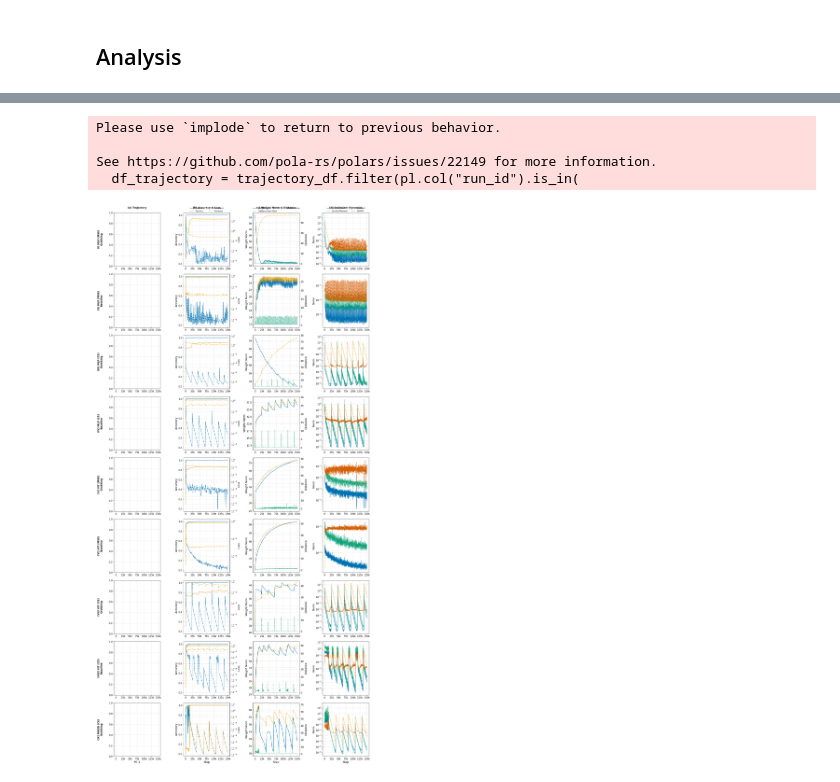
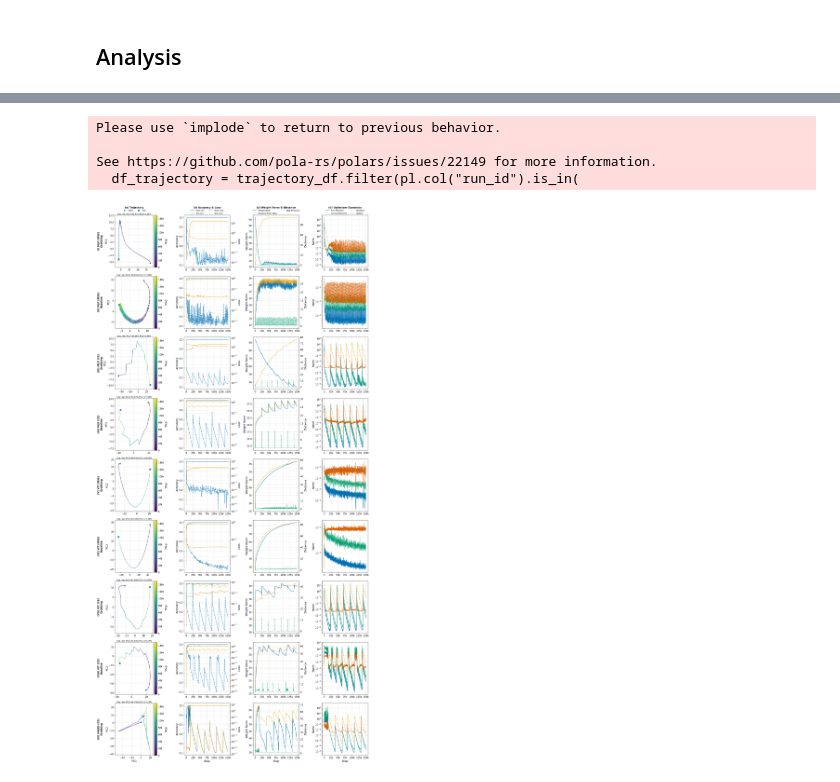
Before and after one commit to Ronho/privacy-and-grokking, a Jupyter notebook: visualizations/images/plot_detailed.ipynb, the cells around one changed output, grey strips where cells are left out. Cells and saved outputs as stored; diff of their text form; code cells hidden in the pictures.

```diff
--- a/visualizations/images/plot_detailed.ipynb
+++ b/visualizations/images/plot_detailed.ipynb
@@ -143,17 +143,17 @@ for run_id, step_map in weight_maps.items():
         })
         last_weights = weights
 
-    X = torch.stack(all_weights).numpy()   # (N, D), float32
+    X = torch.stack(all_weights).numpy()
 
-    # IncrementalPCA rechnet intern float64: ~64 MB pro Batch anpeilen.
-    batch_size = max(2, min(64, (64 * 1024**2) // (X.shape[1] * 8)))
-    ipca = IncrementalPCA(n_components=2, batch_size=batch_size)
-    coords = ipca.fit_transform(X)          # (N, 2)
+    ipca = IncrementalPCA(n_components=2)
+    coords = ipca.fit_transform(X)
 
     frames.append(
         pl.DataFrame(entries).with_columns(
-            pl.Series("pc1", coords[:, 0]),
-            pl.Series("pc2", coords[:, 1]),
+            pc1=coords[:, 0],
+            pc2=coords[:, 1],
+            pc1_expvar=ipca.explained_variance_ratio_[0],
+            pc2_expvar=ipca.explained_variance_ratio_[1],
         )
     )
     print(run_id, "EVR:", ipca.explained_variance_ratio_)
@@ -234,10 +248,10 @@ for row in range(N_ROWS):
             a.text(0.5, 0.5, "N/A", ha="center", va="center")
         continue
 
-    # # Row title (rotated, left of the first panel).
+    # Row title
     ax[0].annotate(
         title,
-        xy=(-0.30, 0.5),
+        xy=(-0.4, 0.5),
         xycoords="axes fraction",
         fontsize=13,
         fontweight="bold",
@@ -246,24 +260,50 @@ for row in range(N_ROWS):
         rotation=90,
     )
 
-    for a in ax:
+    for a in ax[1:]:
         style_step_axis(a, df)
 
     if row == N_ROWS - 1:
-        ax[0].set_xlabel("PC 1")
+        ax[0].set_xlabel("PC1")
         for i in range(1, N_COLS):
             ax[i].set_xlabel("Step")
 
     # (a) Trajectory
-    # plot_region(ax[1], df, "eval/nc/nc2_equinorm", "Equin.", color=COLORS[0])
-    # plot_region(ax[1], df, "eval/nc/nc2_equiangularity", "Equiang.", color=COLORS[1])
-    # plot_region(ax[1], df, "eval/nc/nc2_maximal_angle_equiangularity", "Max. Angle", color=COLORS[2])
-    # ax[1].set_ylabel("NC2")
+    x = df_trajectory["pc1"].to_numpy()
+    y = df_trajectory["pc2"].to_numpy()
+    steps = df_trajectory["step"].to_numpy()
+
+    points = np.array([x, y]).T.reshape(-1, 1, 2)
+    segments = np.concatenate([points[:-1], points[1:]], axis=1)
+
+    lc = LineCollection(segments, cmap="viridis", norm=plt.Normalize(steps.min(), steps.max()))
+    lc.set_array(steps)
+    lc.set_linewidth(1.5)
+    line = ax[0].add_collection(lc)
+
+    cbar = fig.colorbar(line, ax=ax[0], orientation="vertical", pad=0.02)#, shrink=0.9)
+    cbar.set_label("Step")
+    cbar.formatter = ticker.FuncFormatter(lambda x, pos: f"{int(x/1000)}k" if x != 0 else "0")
+    cbar.update_ticks()
+
+    ax[0].set_xlim(x.min() - 0.1 * (x.max() - x.min()), x.max() + 0.1 * (x.max() - x.min()))
+    ax[0].set_ylim(y.min() - 0.1 * (y.max() - y.min()), y.max() + 0.1 * (y.max() - y.min()))
+
+    ax[0].plot(df_trajectory["pc1"][0], df_trajectory["pc2"][0], marker=".", linestyle="", color=COLORS[0], markersize=12, label="Start")
+    ax[0].plot(df_trajectory["pc1"][-1], df_trajectory["pc2"][-1], marker="*", linestyle="", color=COLORS[0], markersize=12, label="End")
+    ax[0].set_ylabel("PC2")
+    expvar_pc1 = df_trajectory["pc1_expvar"][0]*100
+    expvar_pc2 = df_trajectory["pc2_expvar"][0]*100
+    ax[0].text(0.5, 1.0, f"Exp. Var. PC1={expvar_pc1:.2f}% PC2={expvar_pc2:.2f}%", transform=ax[0].transAxes, ha="center", va="bottom", fontsize=10)
     if row == 0:
-        ax[0].set_title("(a) Trajectory", fontsize=13, fontweight="bold", pad=22)
-    #     h1, l1 = ax[1].get_legend_handles_labels()
-    #     ax[1].legend(h1, l1, loc="lower center", bbox_to_anchor=(0.5, 0.98), ncol=len(l1), frameon=False, fontsize=10)
-    # # ax[1].legend()
+        ax[0].set_title("(a) Trajectory", fontsize=13, fontweight="bold", pad=35)
+        h1, l1 = ax[0].get_legend_handles_labels()
+        # Dummy to push h1 and l1 in the upper row.
+        h2 = [mlines.Line2D([], [], color="none", label="") for _ in h1]
+        l2 = ["" for _ in l1]
+        # Alternating the order to have both in the upper row.
+        ax[0].legend([item for pair in zip(h1, h2) for item in pair], [item for pair in zip(l1, l2) for item in pair], loc="lower center", bbox_to_anchor=(0.5, 0.98), ncol=np.ceil(len(l1 + l2) / 2), frameon=False, fontsize=10)
+
 
     # (b) Accuracy & Loss
     d = df[["step", "eval/train/accuracy_mean"]].drop_nulls()
@@ -282,53 +322,48 @@ for row in range(N_ROWS):
     twin_b.set_ylabel("Loss")
     twin_b.set_yscale("log")
     if row == 0:
-        ax[1].set_title("(b) Accuracy & Loss", fontsize=13, fontweight="bold", pad=22)
+        ax[1].set_title("(b) Accuracy & Loss", fontsize=13, fontweight="bold", pad=35)
         h1, l1 = ax[1].get_legend_handles_labels()
         h2, l2 = twin_b.get_legend_handles_labels()
-        ax[1].legend(h1 + h2, l1 + l2, loc="lower center", bbox_to_anchor=(0.5, 0.98), ncol=math.ceil(len(l1 + l2) / 2), frameon=False, fontsize=10)
+        ax[1].legend(h1 + h2, l1 + l2, loc="lower center", bbox_to_anchor=(0.5, 0.98), ncol=np.ceil(len(l1 + l2) / 2), frameon=False, fontsize=10)
 
 
     # (c) Weight Norm & Distance
-    # plot_region(ax[2], df, "eval/nc/nc2_equinorm_weights", "Equin.", color=COLORS[0])
-    # plot_region(ax[2], df, "eval/nc/nc2_equiangularity_weights", "Equiang.", color=COLORS[1])
-    # plot_region(ax[2], df, "eval/nc/nc2_maximal_angle_equiangularity_weights", "Max. Angle", color=COLORS[2])
-    # ax[2].set_ylabel("NC2 Weights")
     d = df[["step", "eval/weight_norm/total_mean"]].drop_nulls()
     ax[2].plot(d["step"], d["eval/weight_norm/total_mean"], label="Weight Norm", color=COLORS[0], linestyle=LINES[0])
     ax[2].set_ylabel("Weight Norm")
 
     twin_c = ax[2].twinx()
     twin_c.plot(df_trajectory["step"], df_trajectory["distance_from_start"], label="Distance from Start", color=COLORS[1], linestyle=LINES[1])
     twin_c.plot(df_trajectory["step"], df_trajectory["distance_from_last"], label="Step Distance", color=COLORS[2], linestyle=LINES[2])
     twin_c.set_ylabel("Distance")
     if row == 0:
-        ax[2].set_title("(c) Weight Norm & Distance", fontsize=13, fontweight="bold", pad=22)
+        ax[2].set_title("(c) Weight Norm & Distance", fontsize=13, fontweight="bold", pad=35)
         h1, l1 = ax[2].get_legend_handles_labels()
         h2, l2 = twin_c.get_legend_handles_labels()
-        ax[2].legend(h1 + h2, l1 + l2, loc="lower center", bbox_to_anchor=(0.5, 0.98), ncol=math.ceil(len(l1 + l2) / 2), frameon=False, fontsize=10)
-    # # ax[2].legend()
+        ax[2].legend(h1 + h2, l1 + l2, loc="lower center", bbox_to_anchor=(0.5, 0.98), ncol=np.ceil(len(l1 + l2) / 2), frameon=False, fontsize=10)
 
     # (d) Optimizer Dynamics
     ax[3].set_ylabel("Norm")
     d = df[["step", "optim/global_mt_norm_mean"]].drop_nulls()
     ax[3].plot(d["step"], d["optim/global_mt_norm_mean"], label="First Moment", color=COLORS[0], linestyle=LINES[0])
     d = df[["step", "optim/global_sqrt_vt_norm_mean"]].drop_nulls()
     ax[3].plot(d["step"], d["optim/global_sqrt_vt_norm_mean"], label="Second Moment", color=COLORS[1], linestyle=LINES[1])
     d = df[["step", "optim/global_grad_norm_mean"]].drop_nulls()
     ax[3].plot(d["step"], d["optim/global_grad_norm_mean"], label="Gradient", color=COLORS[2], linestyle=LINES[2])
     d = df[["step", "optim/global_update_norm_mean"]].drop_nulls()
     ax[3].plot(d["step"], d["optim/global_update_norm_mean"], label="Update", color=COLORS[3], linestyle=LINES[3])
     ax[3].set_yscale("log")
     if row == 0:
-        ax[3].set_title("(d) Optimizer Dynamics", fontsize=13, fontweight="bold", pad=22)
+        ax[3].set_title("(d) Optimizer Dynamics", fontsize=13, fontweight="bold", pad=35)
         h1, l1 = ax[3].get_legend_handles_labels()
-        ax[3].legend(h1, l1, loc="lower center", bbox_to_anchor=(0.5, 0.98), ncol=math.ceil(len(l1) / 2), frameon=False, fontsize=10)
+        ax[3].legend(h1, l1, loc="lower center", bbox_to_anchor=(0.5, 0.98), ncol=np.ceil(len(l1) / 2), frameon=False, fontsize=10)
 
 plt.tight_layout()
 fig.savefig(PLOTS / f"detailed_{str(date.today())}.pdf", format="pdf", bbox_inches="tight")
 # %% [output]
 Please use `implode` to return to previous behavior.
 
 See https://github.com/pola-rs/polars/issues/22149 for more information.
   df_trajectory = trajectory_df.filter(pl.col("run_id").is_in(
-[figure, old version]
+[figure, new version]
```
Also changed, not shown: parts of 6 cells of this notebook, 3 other files.
